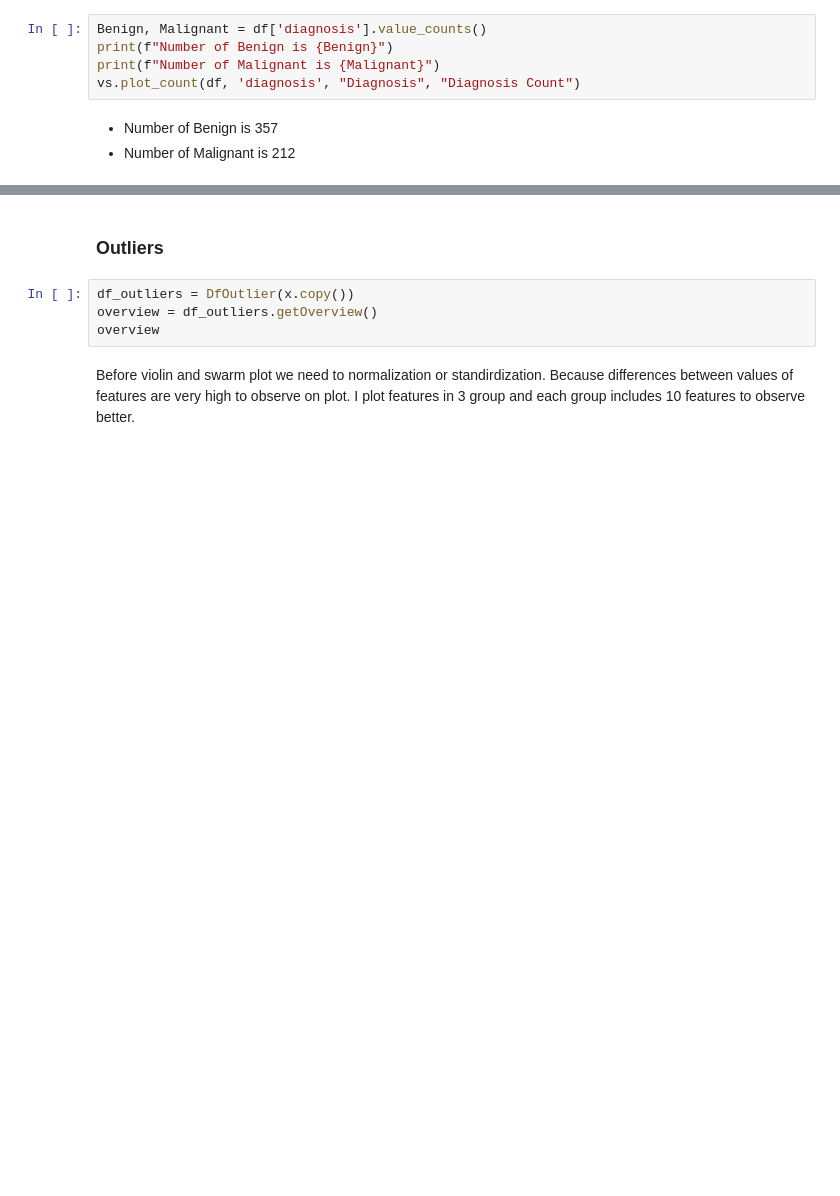
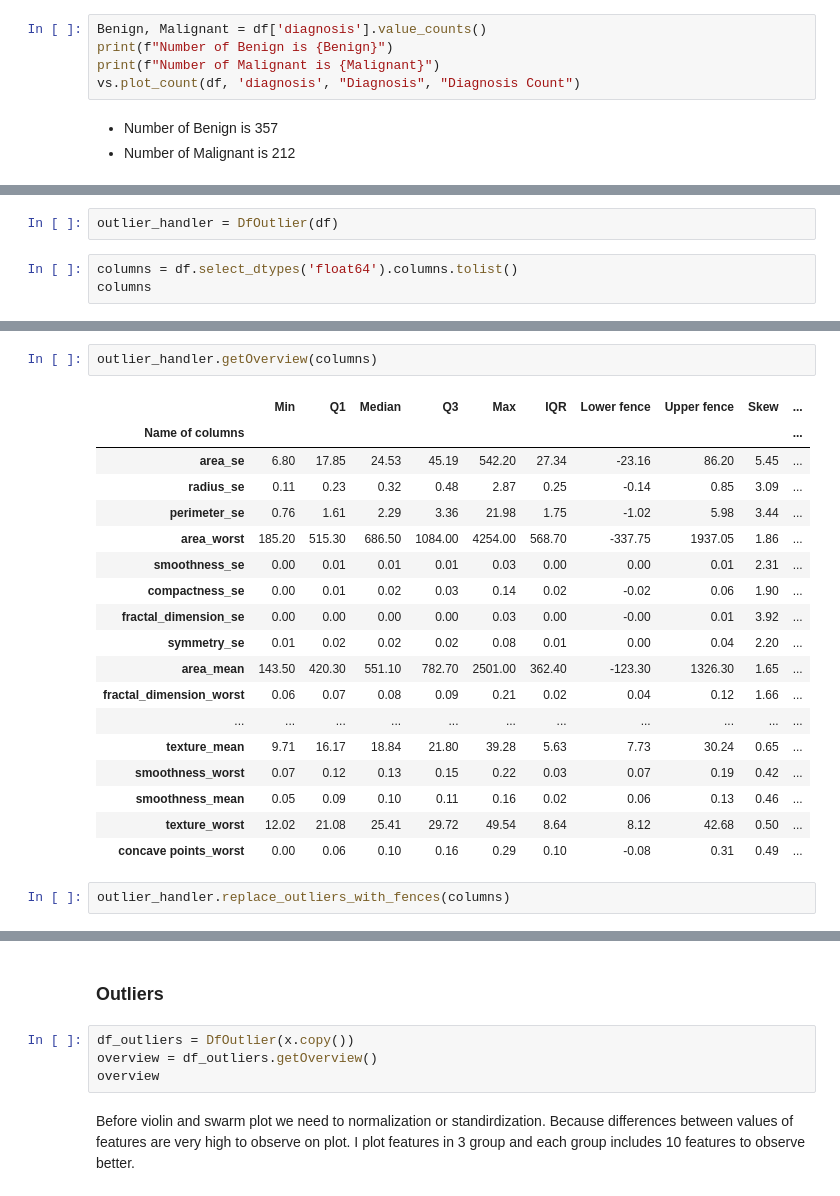
Before and after one commit to 10-Academy-quad-squad/casual-graph, a Jupyter notebook: notebooks/1. EDA.ipynb, the cells around one changed output, grey strips where cells are left out. Drawn from its saved outputs; the diff is of its cells as text; blank space fills up the shorter version.

Commit message:
feat: outliers handled

```diff
--- a/notebooks/1. EDA.ipynb
+++ b/notebooks/1. EDA.ipynb
@@ -145,0 +167,5 @@ vs.plot_count(df, 'diagnosis', "Diagnosis", "Diagnosis Count")
+# %%
+outlier_handler = DfOutlier(df)
+# %%
+columns = df.select_dtypes('float64').columns.tolist()
+columns
@@ -145,0 +190,23 @@ vs.plot_count(df, 'diagnosis', "Diagnosis", "Diagnosis Count")
+# %%
+outlier_handler.getOverview(columns)
+# %% [output]
+|  | Min | Q1 | Median | Q3 | Max | IQR | Lower fence | Upper fence | Skew | ... |
+| Name of columns |  |  |  |  |  |  |  |  |  | ... |
+| area_se | 6.80 | 17.85 | 24.53 | 45.19 | 542.20 | 27.34 | -23.16 | 86.20 | 5.45 | ... |
+| radius_se | 0.11 | 0.23 | 0.32 | 0.48 | 2.87 | 0.25 | -0.14 | 0.85 | 3.09 | ... |
+| perimeter_se | 0.76 | 1.61 | 2.29 | 3.36 | 21.98 | 1.75 | -1.02 | 5.98 | 3.44 | ... |
+| area_worst | 185.20 | 515.30 | 686.50 | 1084.00 | 4254.00 | 568.70 | -337.75 | 1937.05 | 1.86 | ... |
+| smoothness_se | 0.00 | 0.01 | 0.01 | 0.01 | 0.03 | 0.00 | 0.00 | 0.01 | 2.31 | ... |
+| compactness_se | 0.00 | 0.01 | 0.02 | 0.03 | 0.14 | 0.02 | -0.02 | 0.06 | 1.90 | ... |
+| fractal_dimension_se | 0.00 | 0.00 | 0.00 | 0.00 | 0.03 | 0.00 | -0.00 | 0.01 | 3.92 | ... |
+| symmetry_se | 0.01 | 0.02 | 0.02 | 0.02 | 0.08 | 0.01 | 0.00 | 0.04 | 2.20 | ... |
+| area_mean | 143.50 | 420.30 | 551.10 | 782.70 | 2501.00 | 362.40 | -123.30 | 1326.30 | 1.65 | ... |
+| fractal_dimension_worst | 0.06 | 0.07 | 0.08 | 0.09 | 0.21 | 0.02 | 0.04 | 0.12 | 1.66 | ... |
+| ... | ... | ... | ... | ... | ... | ... | ... | ... | ... | ... |
+| texture_mean | 9.71 | 16.17 | 18.84 | 21.80 | 39.28 | 5.63 | 7.73 | 30.24 | 0.65 | ... |
+| smoothness_worst | 0.07 | 0.12 | 0.13 | 0.15 | 0.22 | 0.03 | 0.07 | 0.19 | 0.42 | ... |
+| smoothness_mean | 0.05 | 0.09 | 0.10 | 0.11 | 0.16 | 0.02 | 0.06 | 0.13 | 0.46 | ... |
+| texture_worst | 12.02 | 21.08 | 25.41 | 29.72 | 49.54 | 8.64 | 8.12 | 42.68 | 0.50 | ... |
+| concave points_worst | 0.00 | 0.06 | 0.10 | 0.16 | 0.29 | 0.10 | -0.08 | 0.31 | 0.49 | ... |
+# %%
+outlier_handler.replace_outliers_with_fences(columns)
```
Also changed, not shown: parts of 8 cells of this notebook.
